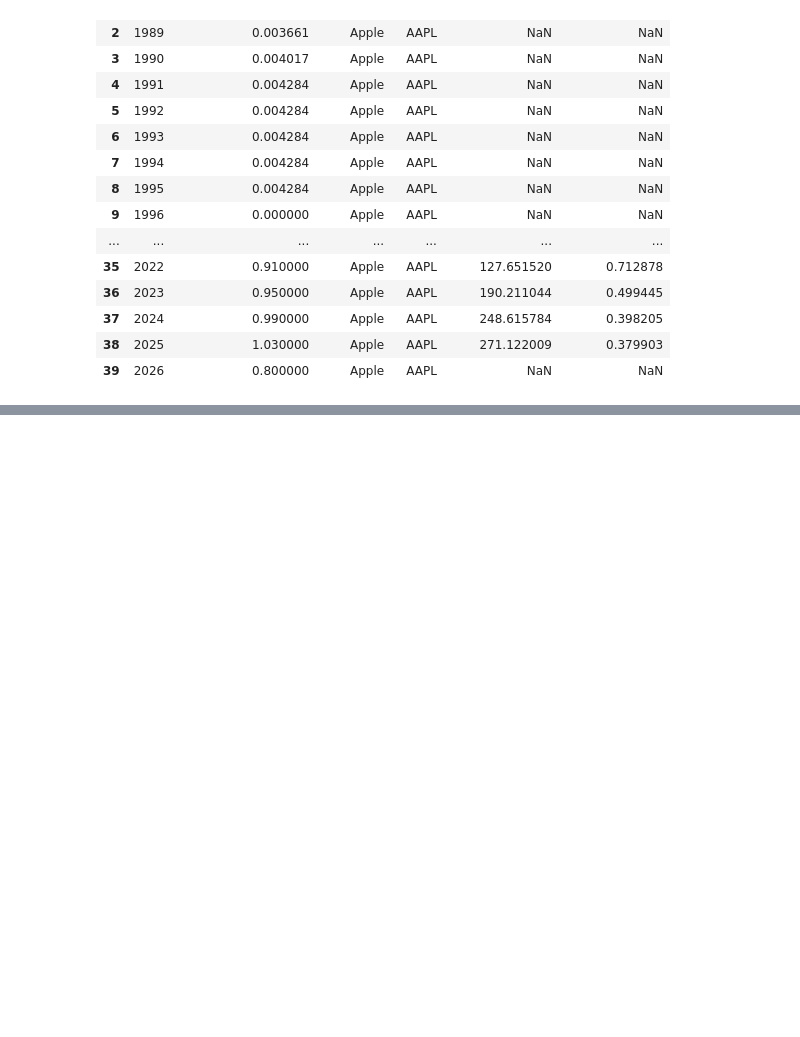
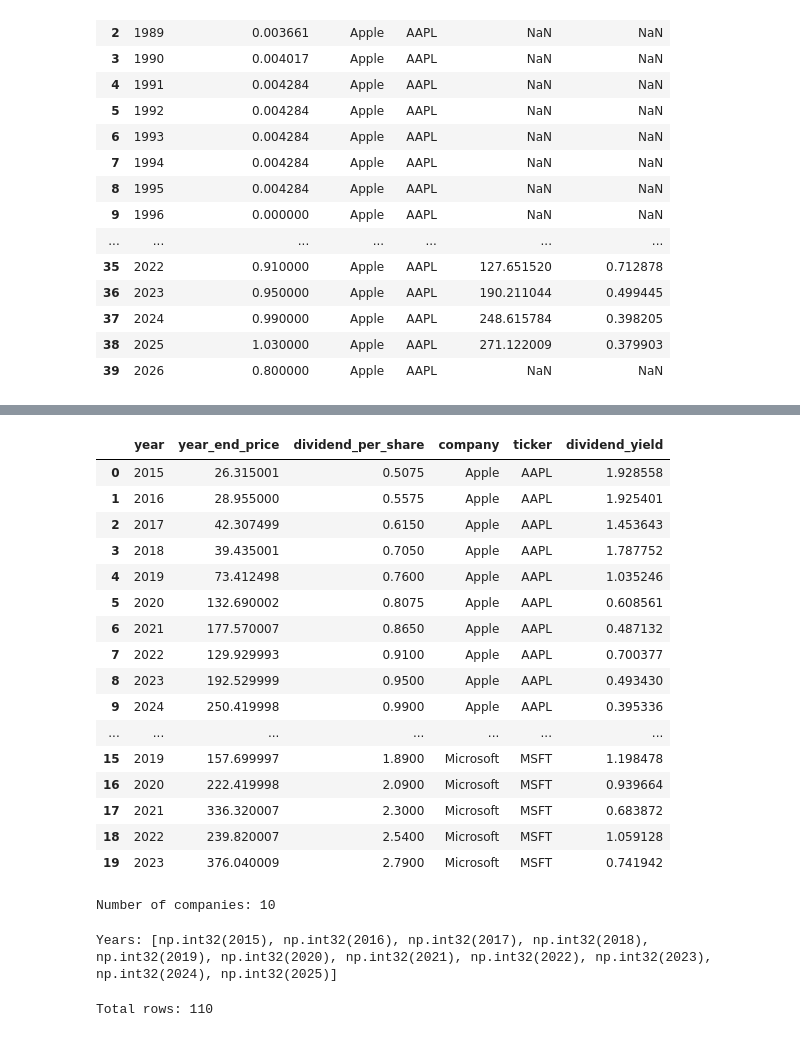
Before and after one commit to Jenniskamboj/Dividend-Puzzle-Analyzer, a Jupyter notebook: notebooks/01_data_understanding.ipynb, the cells around one changed output, grey strips where cells are left out. Cells and saved outputs as stored; diff of their text form; code cells hidden in the pictures; blank space fills up the shorter version.

Commit message:
Day 5: Automate financial data collection

```diff
--- a/notebooks/01_data_understanding.ipynb
+++ b/notebooks/01_data_understanding.ipynb
@@ -309,0 +313,4 @@ apple_data.to_csv(
+# %%
+companies = pd.read_csv("../datasets/raw/companies.csv")
+
+companies
@@ -309,0 +429,40 @@ apple_data.to_csv(
+# %%
+all_data = pd.concat(
+    all_company_data,
+    ignore_index=True
+)
+
+all_data.head(20)
+# %% [output]
+|  | year | year_end_price | dividend_per_share | company | ticker | dividend_yield |
+| 0 | 2015 | 26.315001 | 0.5075 | Apple | AAPL | 1.928558 |
+| 1 | 2016 | 28.955000 | 0.5575 | Apple | AAPL | 1.925401 |
+| 2 | 2017 | 42.307499 | 0.6150 | Apple | AAPL | 1.453643 |
+| 3 | 2018 | 39.435001 | 0.7050 | Apple | AAPL | 1.787752 |
+| 4 | 2019 | 73.412498 | 0.7600 | Apple | AAPL | 1.035246 |
+| 5 | 2020 | 132.690002 | 0.8075 | Apple | AAPL | 0.608561 |
+| 6 | 2021 | 177.570007 | 0.8650 | Apple | AAPL | 0.487132 |
+| 7 | 2022 | 129.929993 | 0.9100 | Apple | AAPL | 0.700377 |
+| 8 | 2023 | 192.529999 | 0.9500 | Apple | AAPL | 0.493430 |
+| 9 | 2024 | 250.419998 | 0.9900 | Apple | AAPL | 0.395336 |
+| ... | ... | ... | ... | ... | ... | ... |
+| 15 | 2019 | 157.699997 | 1.8900 | Microsoft | MSFT | 1.198478 |
+| 16 | 2020 | 222.419998 | 2.0900 | Microsoft | MSFT | 0.939664 |
+| 17 | 2021 | 336.320007 | 2.3000 | Microsoft | MSFT | 0.683872 |
+| 18 | 2022 | 239.820007 | 2.5400 | Microsoft | MSFT | 1.059128 |
+| 19 | 2023 | 376.040009 | 2.7900 | Microsoft | MSFT | 0.741942 |
+# %%
+print("Number of companies:", all_data["ticker"].nunique())
+# %% [output]
+Number of companies: 10
+# %%
+print(
+    "Years:",
+    sorted(all_data["year"].unique())
+)
+# %% [output]
+Years: [np.int32(2015), np.int32(2016), np.int32(2017), np.int32(2018), np.int32(2019), np.int32(2020), np.int32(2021), np.int32(2022), np.int32(2023), np.int32(2024), np.int32(2025)]
+# %%
+print("Total rows:", len(all_data))
+# %% [output]
+Total rows: 110
```
Also changed, not shown: parts of 8 cells of this notebook, 2 other files.
